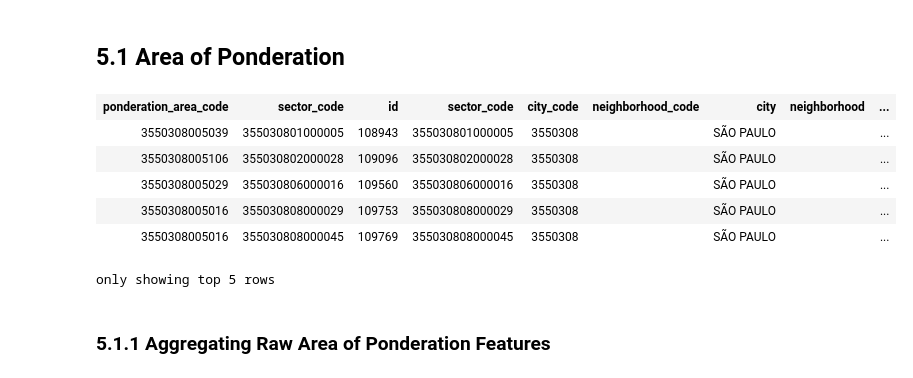
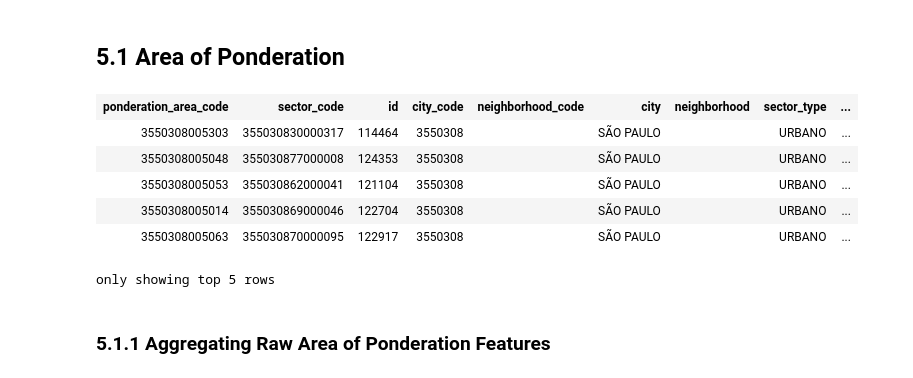
Before and after one commit to mateuspicanco/project-atlas-sao-paulo, a Jupyter notebook: notebooks/1.2 Data Prep - IBGE Census.ipynb, the cells around one changed output. Drawn from its saved outputs; the diff is of its cells as text; code cells hidden in the pictures.

```diff
--- a/notebooks/1.2 Data Prep - IBGE Census.ipynb
+++ b/notebooks/1.2 Data Prep - IBGE Census.ipynb
@@ -826,27 +1042,27 @@ df_ap_match.createOrReplaceTempView("tb_ap_match")
 # %%
 # adding the features to the ponderation area back:
 Q_AP_RAW_FEATURES = """
 SELECT
     A.ponderation_area_code,
-    A.sector_code,
     B.*
 FROM tb_ap_match as A
 LEFT JOIN tb_sector_features as B
 ON A.sector_code = B.sector_code
 """
 
 # reading back the dataset:
 df_ap_raw_features = spark.sql(Q_AP_RAW_FEATURES)
 
 # dropping the geometry columns and looking at the results:
 df_ap_raw_features = df_ap_raw_features.drop("geometry", "sector_centroid")
 
-df_ap_raw_features
+# dropping duplicates:
+df_ap_raw_features = df_ap_raw_features.drop_duplicates()
 # %% [output]
-| ponderation_area_code | sector_code | id | sector_code | city_code | neighborhood_code | city | neighborhood | ... |
-| 3550308005039 | 355030801000005 | 108943 | 355030801000005 | 3550308 |  | SÃO PAULO |  | ... |
-| 3550308005106 | 355030802000028 | 109096 | 355030802000028 | 3550308 |  | SÃO PAULO |  | ... |
-| 3550308005029 | 355030806000016 | 109560 | 355030806000016 | 3550308 |  | SÃO PAULO |  | ... |
-| 3550308005016 | 355030808000029 | 109753 | 355030808000029 | 3550308 |  | SÃO PAULO |  | ... |
-| 3550308005016 | 355030808000045 | 109769 | 355030808000045 | 3550308 |  | SÃO PAULO |  | ... |
+| ponderation_area_code | sector_code | id | city_code | neighborhood_code | city | neighborhood | sector_type | ... |
+| 3550308005303 | 355030830000317 | 114464 | 3550308 |  | SÃO PAULO |  | URBANO | ... |
+| 3550308005048 | 355030877000008 | 124353 | 3550308 |  | SÃO PAULO |  | URBANO | ... |
+| 3550308005053 | 355030862000041 | 121104 | 3550308 |  | SÃO PAULO |  | URBANO | ... |
+| 3550308005014 | 355030869000046 | 122704 | 3550308 |  | SÃO PAULO |  | URBANO | ... |
+| 3550308005063 | 355030870000095 | 122917 | 3550308 |  | SÃO PAULO |  | URBANO | ... |
 only showing top 5 rows
```
Also changed, not shown: parts of 53 cells of this notebook, 2 other files.
